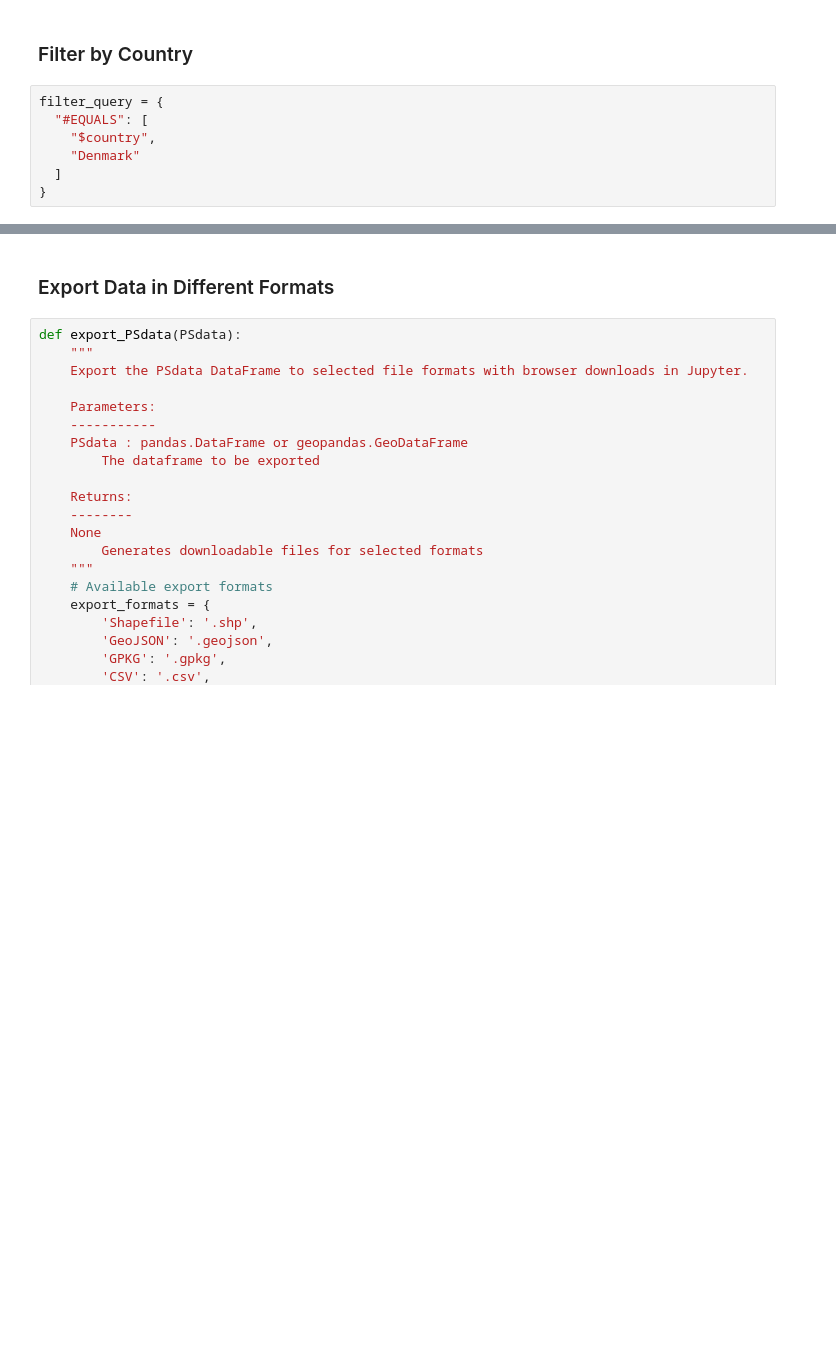
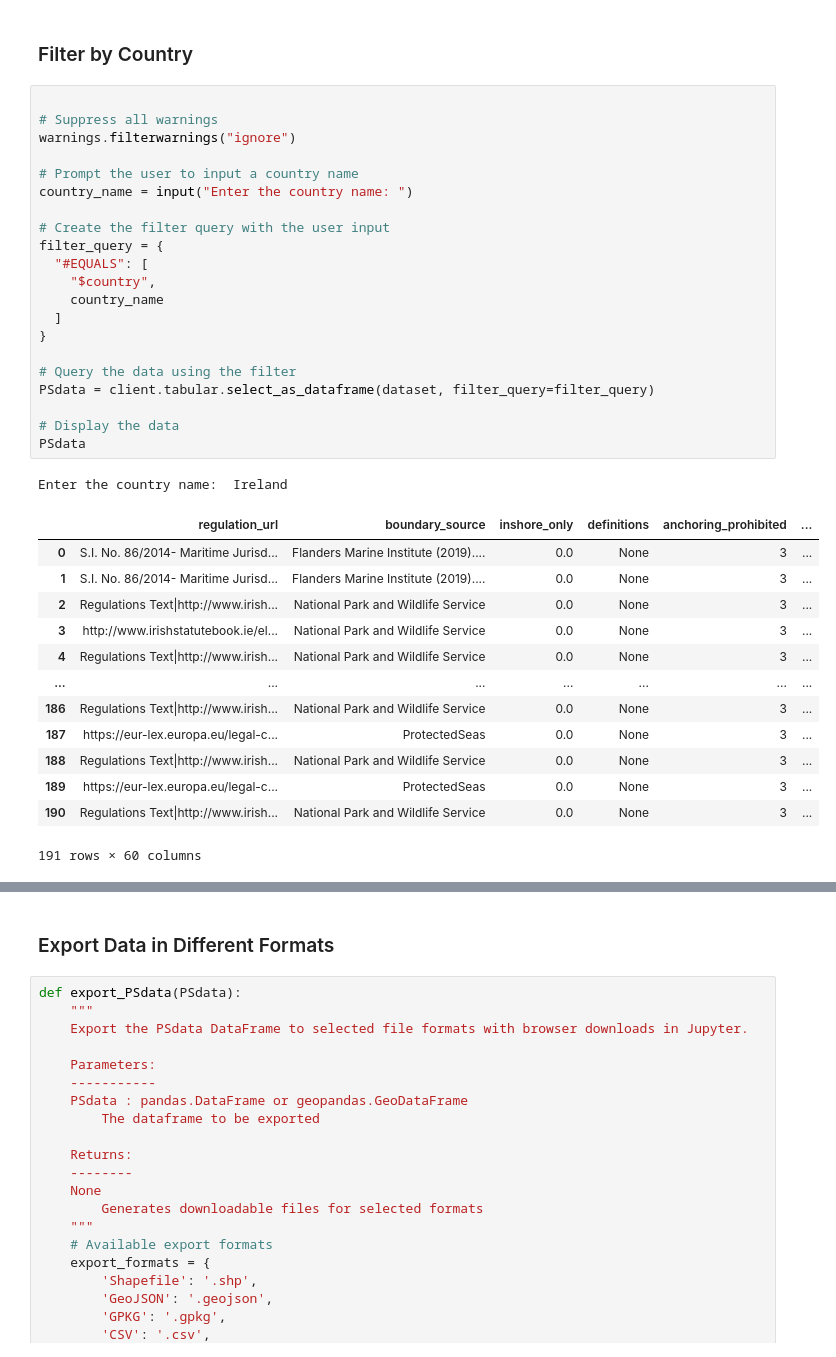
Before and after one commit to tomredd/odp-sdk-notebooks, a Jupyter notebook: ProtectedSeas.ipynb, the cells around one changed output, grey strips where cells are left out. Cells and saved outputs as stored; diff of their text form; blank space fills up the shorter version.

```diff
--- a/ProtectedSeas.ipynb
+++ b/ProtectedSeas.ipynb
@@ -66,9 +73,38 @@ df
 # %% [markdown]
 ### Filter by Country
 # %%
+
+# Suppress all warnings
+warnings.filterwarnings("ignore")
+
+# Prompt the user to input a country name
+country_name = input("Enter the country name: ")
+
+# Create the filter query with the user input
 filter_query = {
   "#EQUALS": [
     "$country",
-    "Denmark"
+    country_name
   ]
 }
+
+# Query the data using the filter
+PSdata = client.tabular.select_as_dataframe(dataset, filter_query=filter_query)
+
+# Display the data
+PSdata
+# %% [output]
+Enter the country name:  Ireland
+|  | regulation_url | boundary_source | inshore_only | definitions | anchoring_prohibited | ... |
+| 0 | S.I. No. 86/2014- Maritime Jurisd... | Flanders Marine Institute (2019).... | 0.0 | None | 3 | ... |
+| 1 | S.I. No. 86/2014- Maritime Jurisd... | Flanders Marine Institute (2019).... | 0.0 | None | 3 | ... |
+| 2 | Regulations Text|http://www.irish... | National Park and Wildlife Service | 0.0 | None | 3 | ... |
+| 3 | http://www.irishstatutebook.ie/el... | National Park and Wildlife Service | 0.0 | None | 3 | ... |
+| 4 | Regulations Text|http://www.irish... | National Park and Wildlife Service | 0.0 | None | 3 | ... |
+| ... | ... | ... | ... | ... | ... | ... |
+| 186 | Regulations Text|http://www.irish... | National Park and Wildlife Service | 0.0 | None | 3 | ... |
+| 187 | https://eur-lex.europa.eu/legal-c... | ProtectedSeas | 0.0 | None | 3 | ... |
+| 188 | Regulations Text|http://www.irish... | National Park and Wildlife Service | 0.0 | None | 3 | ... |
+| 189 | https://eur-lex.europa.eu/legal-c... | ProtectedSeas | 0.0 | None | 3 | ... |
+| 190 | Regulations Text|http://www.irish... | National Park and Wildlife Service | 0.0 | None | 3 | ... |
+191 rows × 60 columns
```
Also changed, not shown: parts of 5 cells of this notebook.
